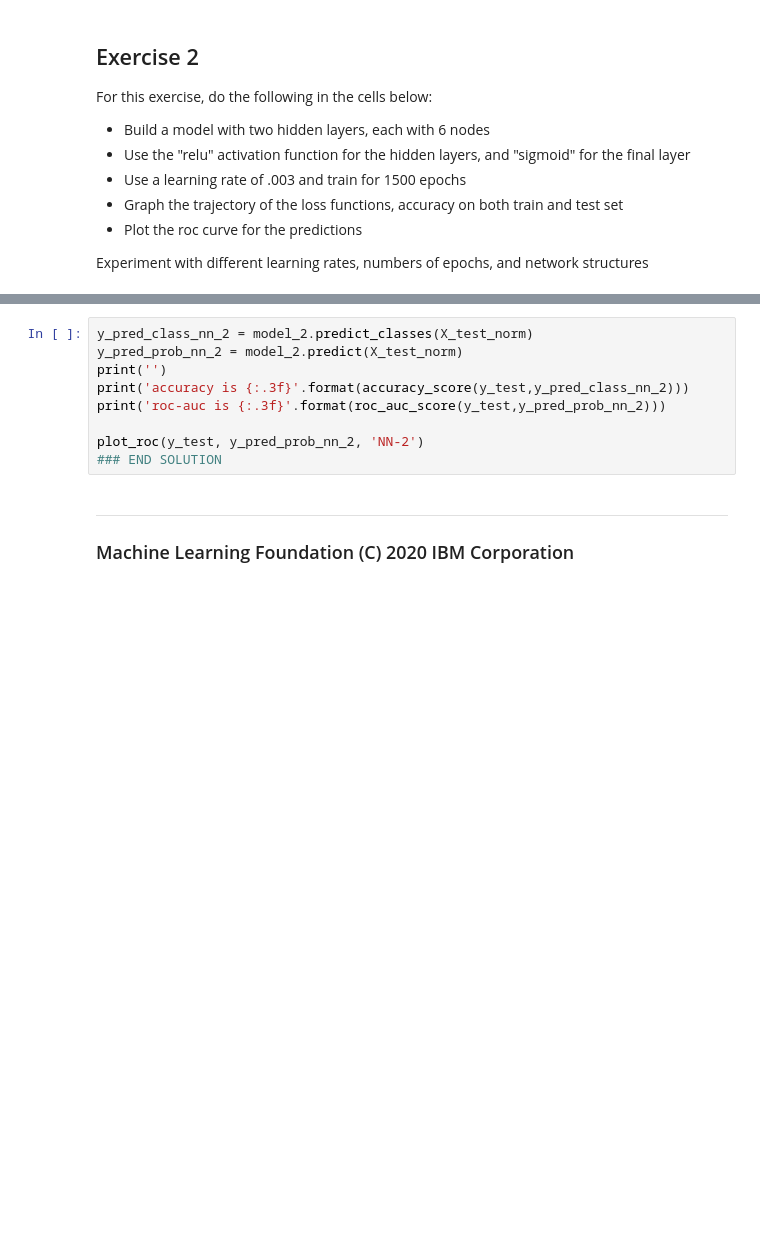
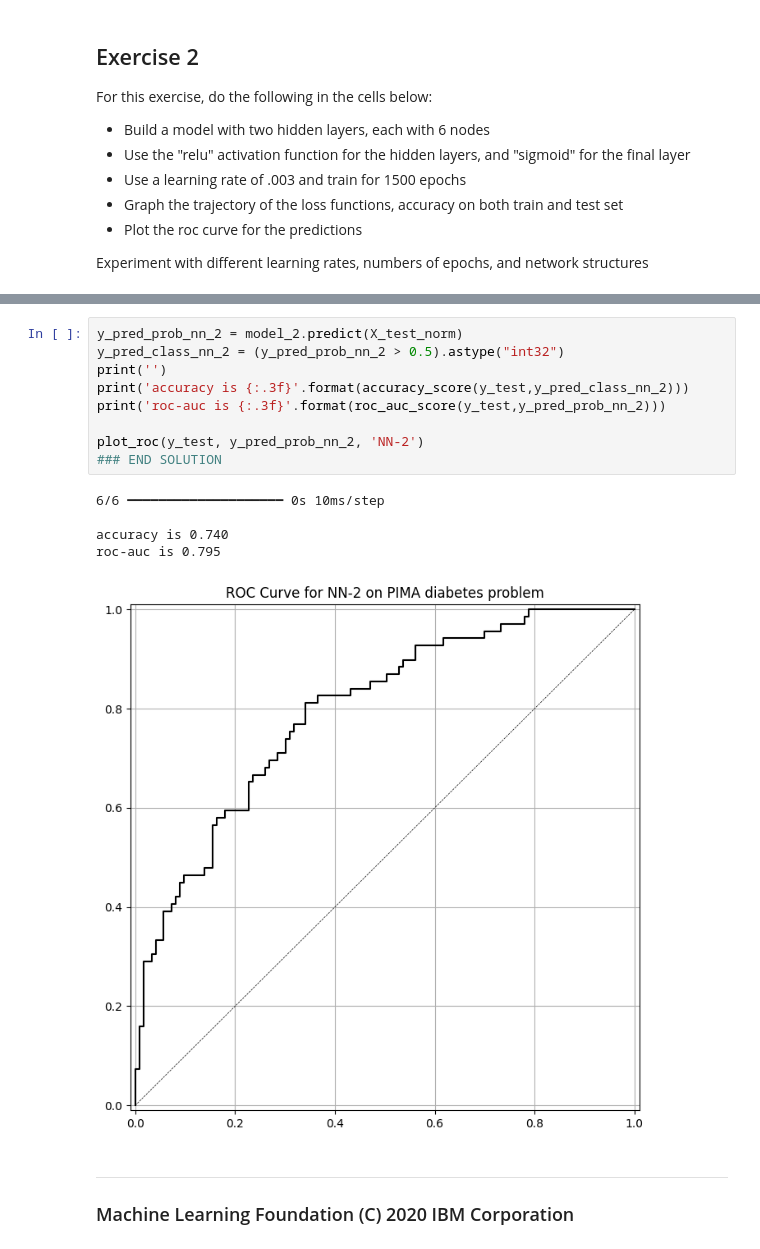
Before and after one commit to MassGH2023/Deep-Learning-and-Neural-Network, a Jupyter notebook: 05d_LAB_Keras_Intro.ipynb, the cells around one changed output, grey strips where cells are left out. Cells and saved outputs as stored; diff of their text form; blank space fills up the shorter version.

```diff
--- a/05d_LAB_Keras_Intro.ipynb
+++ b/05d_LAB_Keras_Intro.ipynb
@@ -373,12 +411,18 @@ ax.set_title('Accuracy over iterations')
 # %%
-y_pred_class_nn_2 = model_2.predict_classes(X_test_norm)
 y_pred_prob_nn_2 = model_2.predict(X_test_norm)
+y_pred_class_nn_2 = (y_pred_prob_nn_2 > 0.5).astype("int32")
 print('')
 print('accuracy is {:.3f}'.format(accuracy_score(y_test,y_pred_class_nn_2)))
 print('roc-auc is {:.3f}'.format(roc_auc_score(y_test,y_pred_prob_nn_2)))
 
 plot_roc(y_test, y_pred_prob_nn_2, 'NN-2')
 ### END SOLUTION
+# %% [output]
+6/6 ━━━━━━━━━━━━━━━━━━━━ 0s 10ms/step
+
+accuracy is 0.740
+roc-auc is 0.795
+[figure, added]
 # %% [markdown]
 ---
 ### Machine Learning Foundation (C) 2020 IBM Corporation
```
Also changed, not shown: parts of 18 cells of this notebook.
